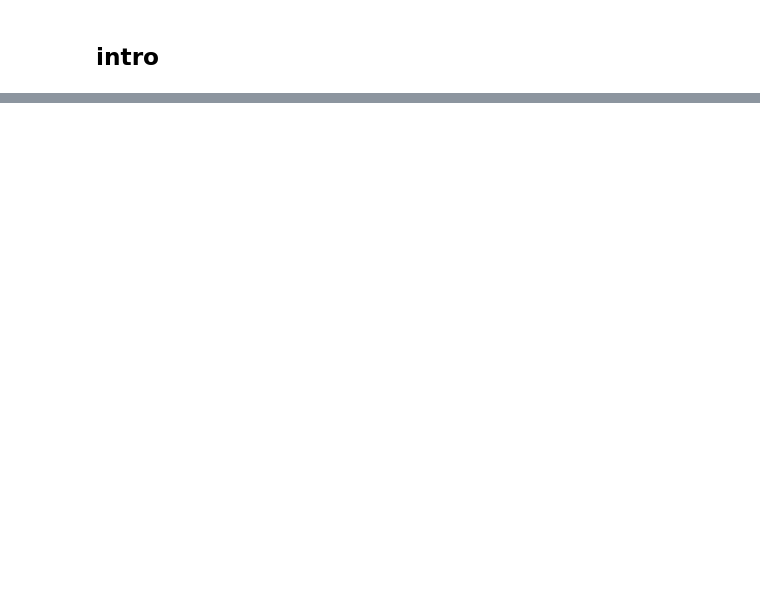
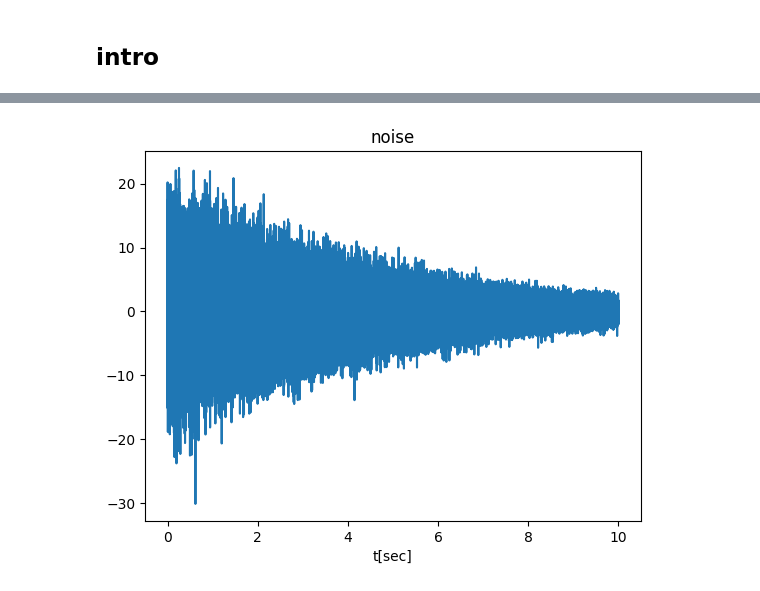
Before and after one commit to vyohai/tutorials, a Jupyter notebook: scipy/The short time fourier transform.ipynb, the cells around one changed output, grey strips where cells are left out. Saved outputs shown, nothing was run; the diff lists cells and outputs as text; code cells hidden in the pictures; blank space fills up the shorter version.

```diff
--- a/scipy/The short time fourier transform.ipynb
+++ b/scipy/The short time fourier transform.ipynb
@@ -34,0 +43,11 @@ x[n]=$\frac{1}{2\pi}\int_{2\pi} X_{2\pi}(\omega)e^{i\omega n}d\omega$
+# %%
+# imports
+
+# import numpy as np
+# import matplotlib.pyplot as plt
+# from scipy.fft import fft, ifft, fftfreq, fftshift
+
+import numpy as np
+from scipy import signal
+import matplotlib.pyplot as plt
+rng = np.random.default_rng()
@@ -34,0 +56,70 @@ x[n]=$\frac{1}{2\pi}\int_{2\pi} X_{2\pi}(\omega)e^{i\omega n}d\omega$
+# %%
+# present signal
+
+## time interval
+T=2
+
+## sampling frequency
+fs = 10e3
+
+## Number of samples
+N=1e5
+
+## time vector
+time = np.arange(N) / float(fs)
+# t=np.linspace(start=0,stop=T-1/fs,num=N)
+
+## signal with no noise
+amp = 2 * np.sqrt(2)
+signalx = 500*np.cos(2*np.pi*0.25*time)
+
+## noise
+noise_power = 0.01 * fs / 2
+noise = rng.normal(scale=np.sqrt(noise_power),
+                   size=time.shape)
+noise *= np.exp(-time/5) # c*=a<-->c=c*a
+
+## modulation
+carrier_frequency=10
+carrier = amp * np.sin(2*np.pi*carrier_frequency*time + signalx)
+
+## modulated signal and noise
+x = carrier + noise
+
+## present signal parts
+plt.plot(time,noise)
+plt.title('noise')
+plt.xlabel('t[sec]')
+plt.show()
+
+
+carrier_argument=2*np.pi*carrier_frequency*time + signalx
+plt.plot(time,carrier_argument)
+plt.title('carrier sine argument')
+plt.xlabel('t[sec]')
+plt.show()
+
+plt.plot(time,signalx)
+plt.title('signal before modulation')
+plt.xlabel('t[sec]')
+plt.show()
+
+plt.plot(time,carrier)
+plt.title('signal after modulation')
+plt.xlabel('t[sec]')
+plt.show()
+
+plt.plot(time,carrier*500,time,carrier_argument)
+plt.title('signal after modulation and modulator argument')
+plt.legend(['500*modulated','modulator arg'])
+plt.xlabel('t[sec]')
+# plt.xlim([0,0.2])
+plt.show()
+
+## present composed signal
+plt.plot(time,x)
+plt.title('composed signal')
+plt.xlabel('t[sec]')
+plt.show()
+# %% [output]
+[figure, added]
```
Also changed, not shown: parts of 18 cells of this notebook, 2 other files.
